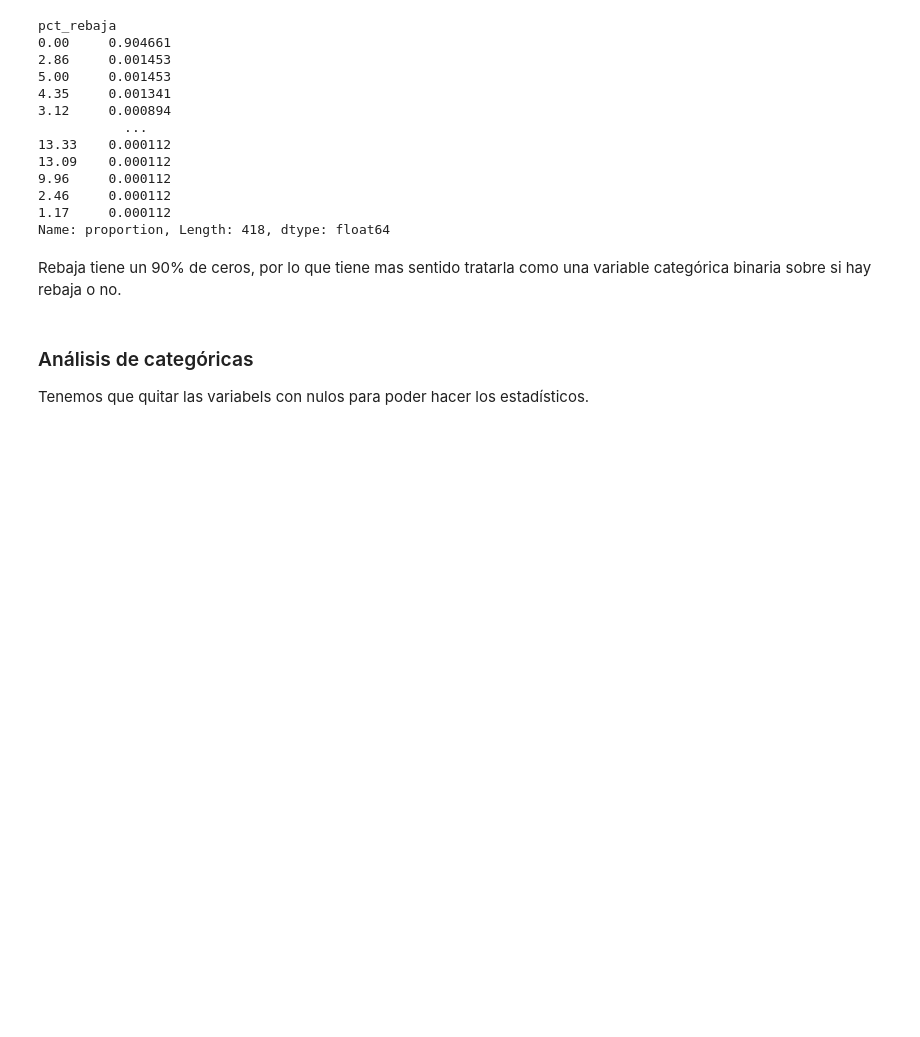
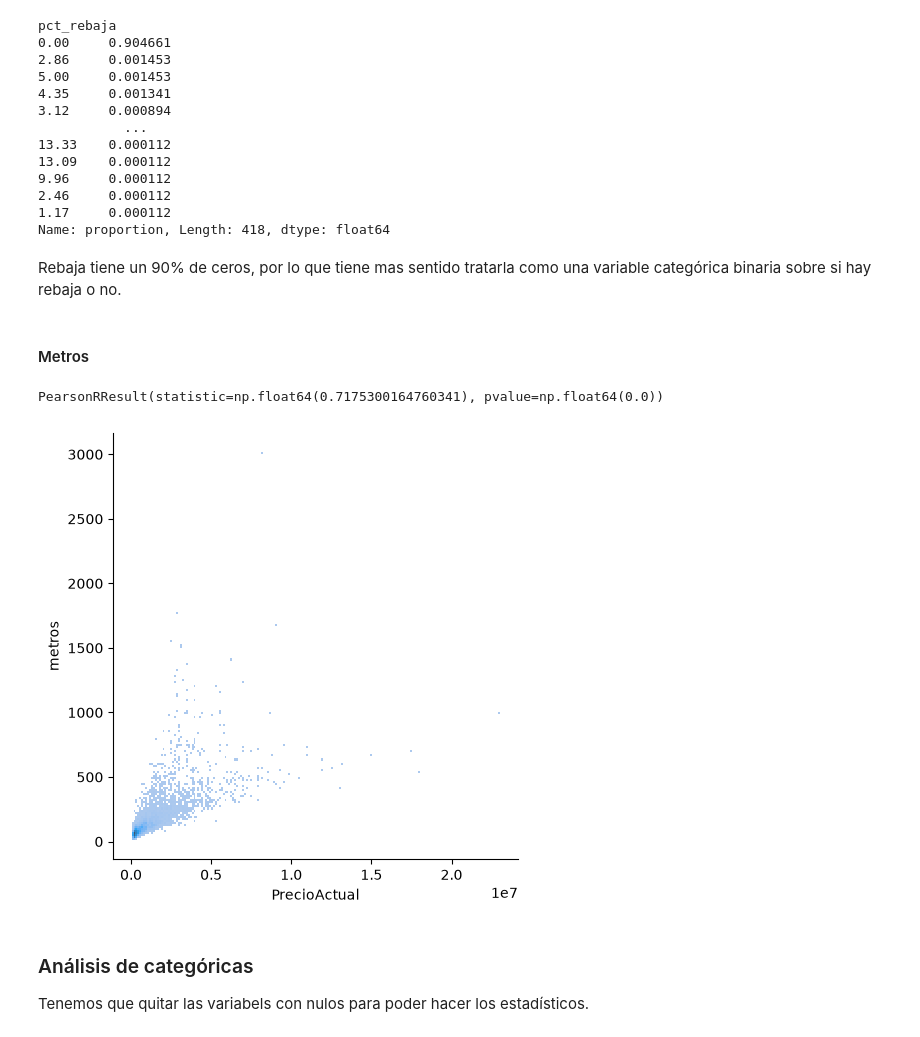
Before and after one commit to Gabriel-Caruso/ML-idealista, a Jupyter notebook: src/notebooks/EDA.ipynb, the cells around one changed output. Cells and saved outputs as stored; diff of their text form; code cells hidden in the pictures; blank space fills up the shorter version.

```diff
--- a/src/notebooks/EDA.ipynb
+++ b/src/notebooks/EDA.ipynb
@@ -110,6 +115,16 @@ train["rebaja"] = (train.pct_rebaja != 0).astype(int)
 # %%
 variables.remove("pct_rebaja")
 variables.append("rebaja")
+# %% [markdown]
+#### Metros
+# %%
+scipy.stats.pearsonr(x=train.loc[train.metros.notna(), "metros"], y=train.loc[train.metros.notna(), target])
+# %% [output]
+PearsonRResult(statistic=np.float64(0.7175300164760341), pvalue=np.float64(0.0))
+# %%
+sns.displot(train, x=target, y="metros");
+# %% [output]
+[figure, added]
 # %% [markdown]
 ### Análisis de categóricas
 Tenemos que quitar las variabels con nulos para poder hacer los estadísticos.
```
Also changed, not shown: parts of 21 cells of this notebook.
